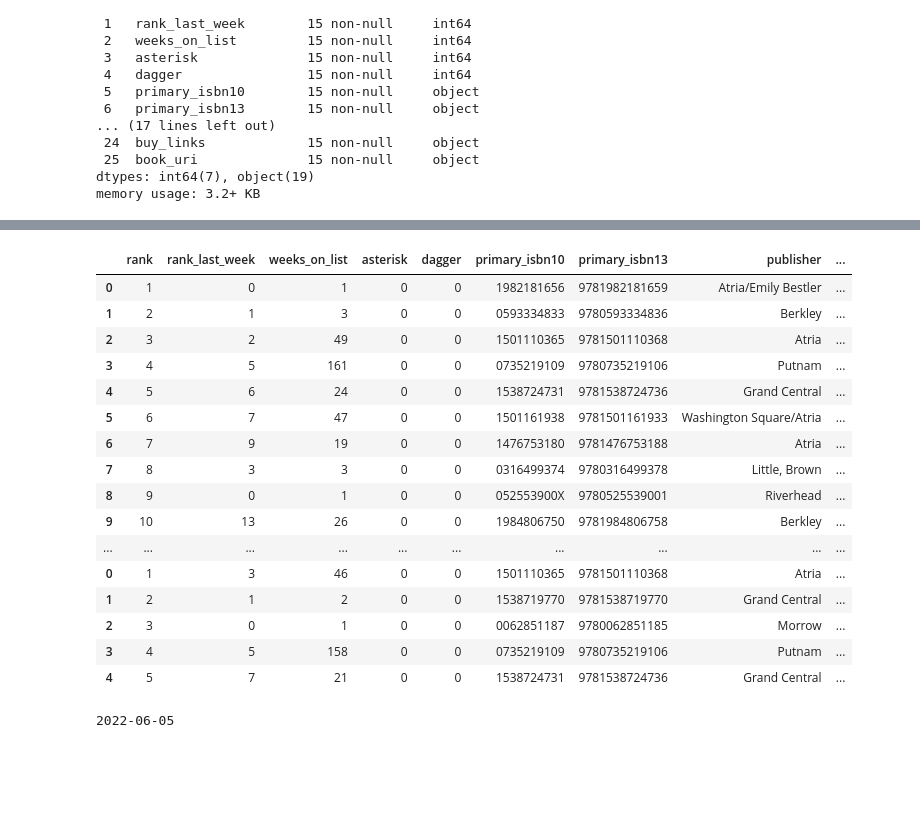
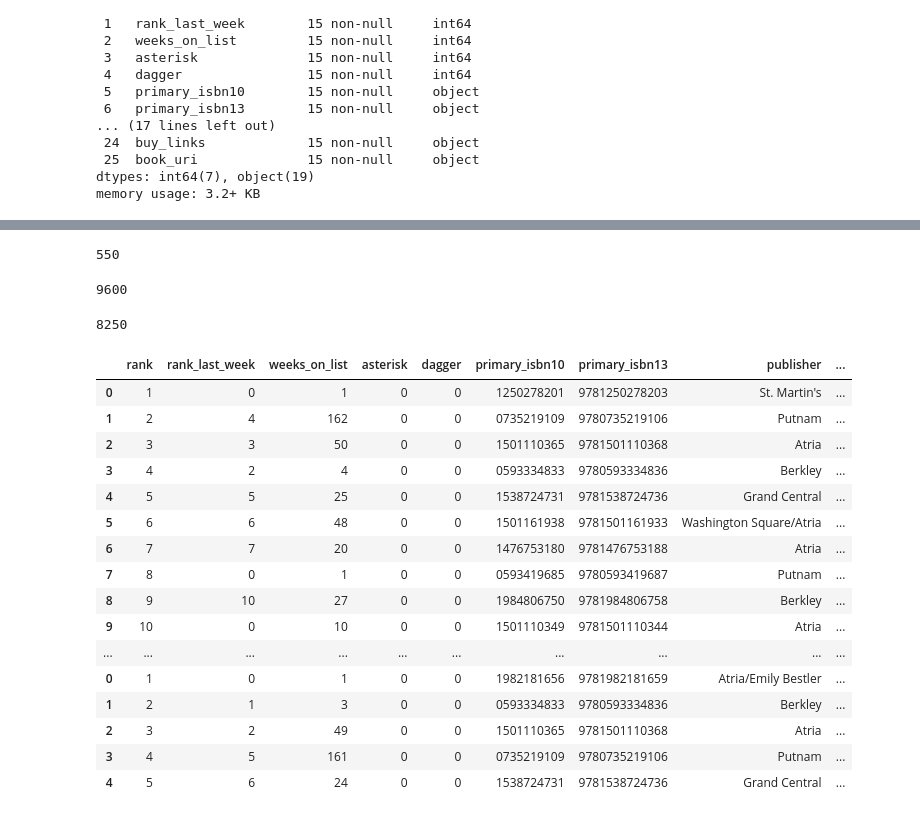
Before and after one commit to abigailasper/booktok-bestsellers, a Jupyter notebook: notebooks/nyt_bestsellers_scraper.ipynb, the cells around one changed output, grey strips where cells are left out. Drawn from its saved outputs; the diff is of its cells as text; code cells hidden in the pictures; blank space fills up the shorter version.

Commit message:
nyt bestseller scrape done

```diff
--- a/notebooks/nyt_bestsellers_scraper.ipynb
+++ b/notebooks/nyt_bestsellers_scraper.ipynb
@@ -96,7 +96,7 @@ API_KEY = "LarCbQ96wJoZWk2SH42j8MZhCgAMLGwH"
 
 bestsellers = []
 weeks = []
-num_calls_to_make = 312 # you can use up to 1000 api calls a day so max=1000
+num_calls_to_make = 550 # you can use up to 1000 api calls a day so max=1000
 ctr = 0
 
 # lists update once a week, every Sunday
@@ -128,5 +128,4 @@ for i in range(0,num_calls_to_make):
 #            dict_writer = csv.DictWriter(output_file, keys)
 #            dict_writer.writeheader()
 #            dict_writer.writerows(bestsellers)
-bestsellers_df = pd.concat(bestsellers)
 # %% [output]
@@ -172 +161,15 @@ weeks
+# %%
+len(weeks)
+# %% [output]
+550
+# %%
+#checking to make sure length of bestsellers matches length of repeated_weeks
+len(bestsellers_df)
+# %% [output]
+9600
+# %%
+#checking to make sure length of bestsellers matches length of repeated_weeks
+len(repeated_weeks)
+# %% [output]
+8250
 # %%
@@ -174,24 +177,20 @@ bestsellers_df.to_csv("../data/last_six_years_nyt_bestsellers.csv")
 # %%
-bestsellers_df.head(50)
+bestsellers_df.head(20)
 # %% [output]
 |  | rank | rank_last_week | weeks_on_list | asterisk | dagger | primary_isbn10 | primary_isbn13 | publisher | ... |
+| 0 | 1 | 0 | 1 | 0 | 0 | 1250278201 | 9781250278203 | St. Martin's | ... |
+| 1 | 2 | 4 | 162 | 0 | 0 | 0735219109 | 9780735219106 | Putnam | ... |
+| 2 | 3 | 3 | 50 | 0 | 0 | 1501110365 | 9781501110368 | Atria | ... |
+| 3 | 4 | 2 | 4 | 0 | 0 | 0593334833 | 9780593334836 | Berkley | ... |
+| 4 | 5 | 5 | 25 | 0 | 0 | 1538724731 | 9781538724736 | Grand Central | ... |
+| 5 | 6 | 6 | 48 | 0 | 0 | 1501161938 | 9781501161933 | Washington Square/Atria | ... |
+| 6 | 7 | 7 | 20 | 0 | 0 | 1476753180 | 9781476753188 | Atria | ... |
+| 7 | 8 | 0 | 1 | 0 | 0 | 0593419685 | 9780593419687 | Putnam | ... |
+| 8 | 9 | 10 | 27 | 0 | 0 | 1984806750 | 9781984806758 | Berkley | ... |
+| 9 | 10 | 0 | 10 | 0 | 0 | 1501110349 | 9781501110344 | Atria | ... |
+| ... | ... | ... | ... | ... | ... | ... | ... | ... | ... |
 | 0 | 1 | 0 | 1 | 0 | 0 | 1982181656 | 9781982181659 | Atria/Emily Bestler | ... |
 | 1 | 2 | 1 | 3 | 0 | 0 | 0593334833 | 9780593334836 | Berkley | ... |
 | 2 | 3 | 2 | 49 | 0 | 0 | 1501110365 | 9781501110368 | Atria | ... |
 | 3 | 4 | 5 | 161 | 0 | 0 | 0735219109 | 9780735219106 | Putnam | ... |
 | 4 | 5 | 6 | 24 | 0 | 0 | 1538724731 | 9781538724736 | Grand Central | ... |
-| 5 | 6 | 7 | 47 | 0 | 0 | 1501161938 | 9781501161933 | Washington Square/Atria | ... |
-| 6 | 7 | 9 | 19 | 0 | 0 | 1476753180 | 9781476753188 | Atria | ... |
-| 7 | 8 | 3 | 3 | 0 | 0 | 0316499374 | 9780316499378 | Little, Brown | ... |
-| 8 | 9 | 0 | 1 | 0 | 0 | 052553900X | 9780525539001 | Riverhead | ... |
-| 9 | 10 | 13 | 26 | 0 | 0 | 1984806750 | 9781984806758 | Berkley | ... |
-| ... | ... | ... | ... | ... | ... | ... | ... | ... | ... |
-| 0 | 1 | 3 | 46 | 0 | 0 | 1501110365 | 9781501110368 | Atria | ... |
-| 1 | 2 | 1 | 2 | 0 | 0 | 1538719770 | 9781538719770 | Grand Central | ... |
-| 2 | 3 | 0 | 1 | 0 | 0 | 0062851187 | 9780062851185 | Morrow | ... |
-| 3 | 4 | 5 | 158 | 0 | 0 | 0735219109 | 9780735219106 | Putnam | ... |
-| 4 | 5 | 7 | 21 | 0 | 0 | 1538724731 | 9781538724736 | Grand Central | ... |
-# %%
-print(last_sun)
-# %% [output]
-2022-06-05
```
Also changed, not shown: parts of 12 cells of this notebook, 1 other file.
